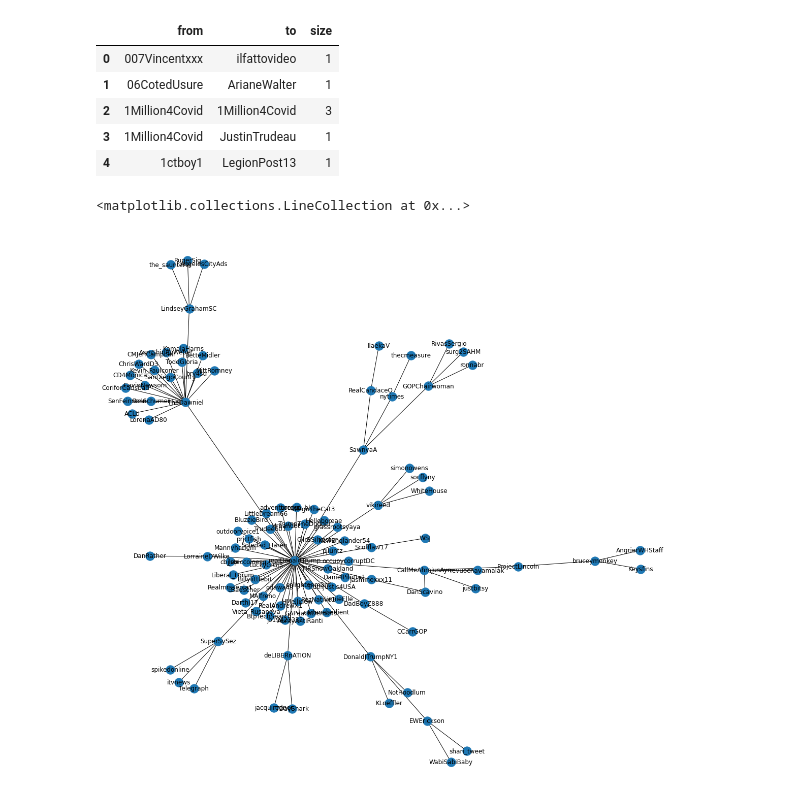
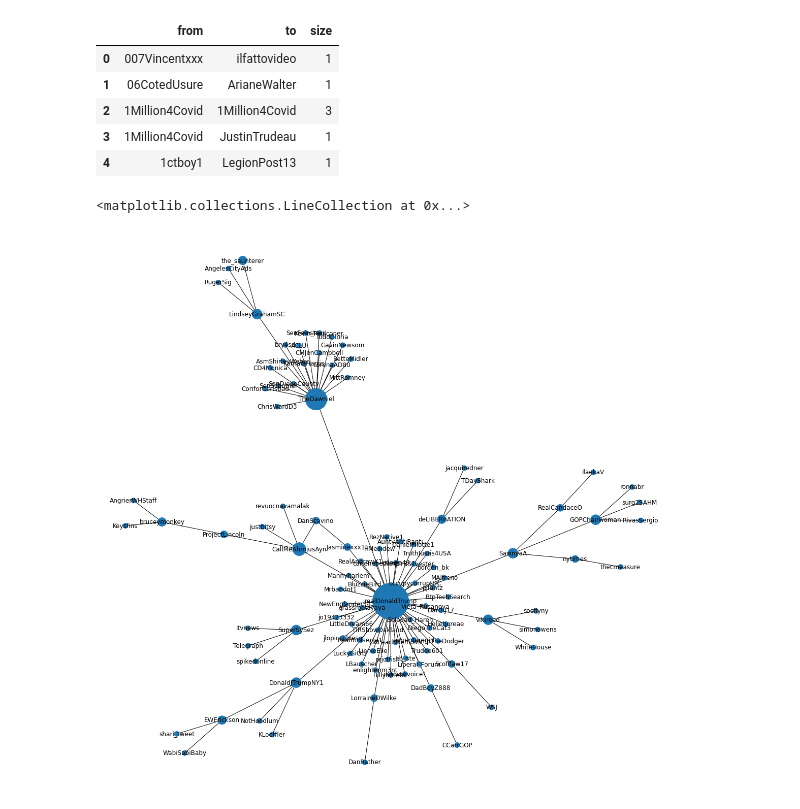
Before and after one commit to ccs-amsterdam/ccsbook, a Jupyter notebook: chapter02/funwith_py.ipynb, the cells around one changed output. Drawn from its saved outputs; the diff is of its cells as text; code cells hidden in the pictures.

```diff
--- a/chapter02/funwith_py.ipynb
+++ b/chapter02/funwith_py.ipynb
@@ -132,18 +134,19 @@ edges.head()
 # %%
 g1 = nx.Graph()
 g1.add_edges_from(tweets[['screen_name','reply_to_screen_name']].dropna().rename({'screen_name':'from', 'reply_to_screen_name':'to'}, axis='columns').to_numpy())
 largest_cc = max(nx.connected_components(g1), key=len)
 g2 = g1.subgraph(largest_cc)
 
 pos = nx.spring_layout(g2)
 plt.figure(figsize=(20,20))
 plt.axis("off")
-nx.draw_networkx_nodes(g2,pos)
+sizes = [s*1e4 for s in nx.centrality.degree_centrality(g2).values()]
+nx.draw_networkx_nodes(g2,pos, node_size=sizes)
 nx.draw_networkx_labels(g2,pos)
 nx.draw_networkx_edges(g2,pos)
 # %% [output]
 <matplotlib.collections.LineCollection at 0x...>
-[figure, old version]
+[figure, new version]
 # %%
 edges = tweets[['screen_name','reply_to_screen_name','retweet_count']].dropna().rename({'screen_name':'from', 'reply_to_screen_name':'to'}, axis='columns')
 edges2 = edges.merge(users, left_on='from', right_on='screen_name').rename({'lat':'lat_from', 'long':'long_from'}, axis=1).drop(["screen_name","location"], axis=1)
```
Also changed, not shown: parts of 4 cells of this notebook.
